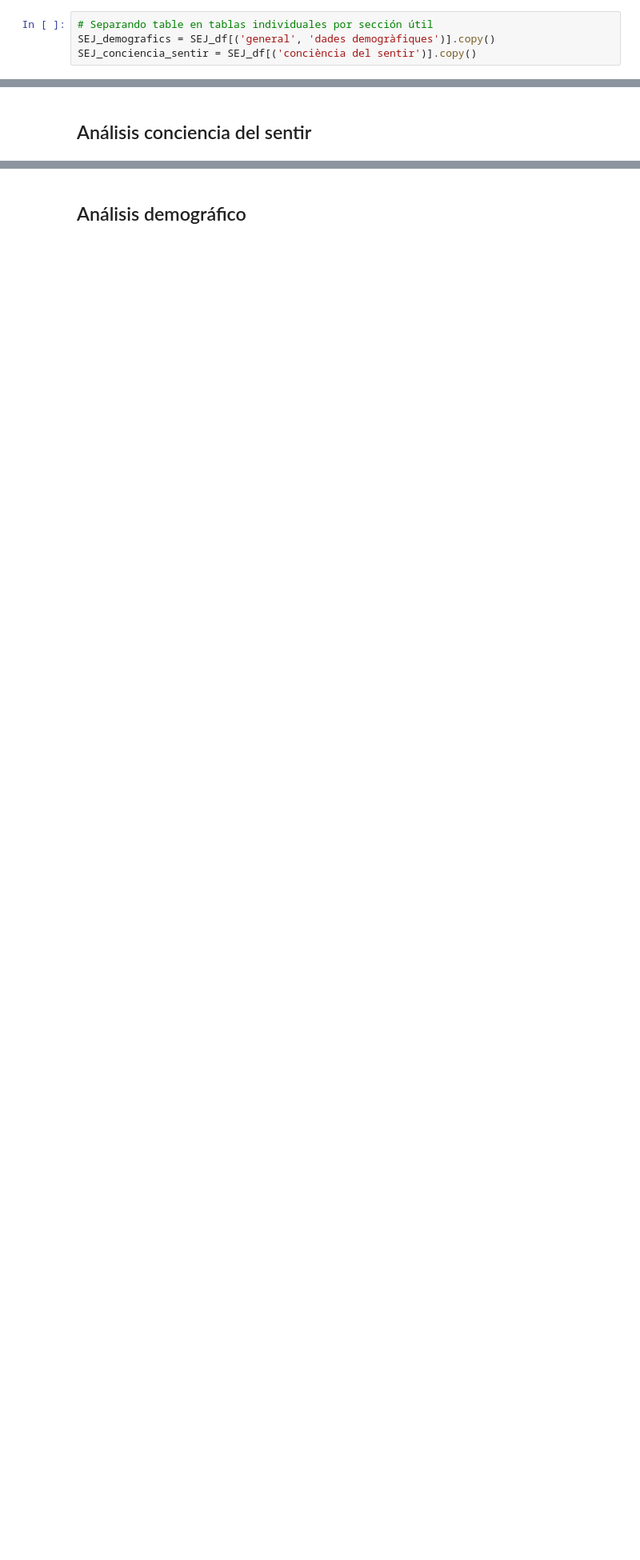
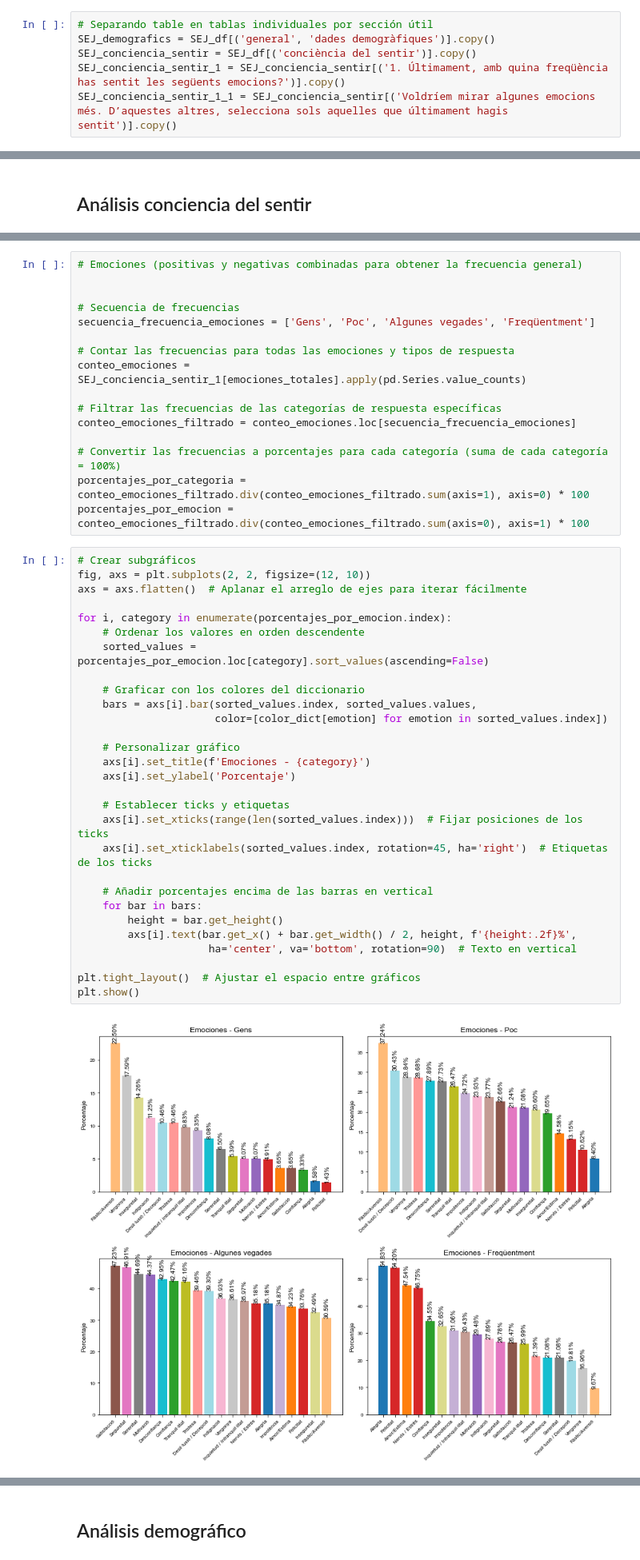
Before and after one commit to sebasto7/SEJ, a Jupyter notebook: SEJ-analisis.ipynb, the cells around one changed output, grey strips where cells are left out. Shown at 80% size. Cells and saved outputs as stored; diff of their text form; blank space fills up the shorter version.

Commit message:
Concincia del sentir. 1. Distribuciones y correalciones

```diff
--- a/SEJ-analisis.ipynb
+++ b/SEJ-analisis.ipynb
@@ -64,3 +64,5 @@ SEJ_df = df[df[('general', 'consentiment',
 # Separando table en tablas individuales por sección útil
 SEJ_demografics = SEJ_df[('general', 'dades demogràfiques')].copy()
 SEJ_conciencia_sentir = SEJ_df[('conciència del sentir')].copy()
+SEJ_conciencia_sentir_1 = SEJ_conciencia_sentir[('1. Últimament, amb quina freqüència has sentit les següents emocions?')].copy()
+SEJ_conciencia_sentir_1_1 = SEJ_conciencia_sentir[('Voldríem mirar algunes emocions més. D’aquestes altres, selecciona sols aquelles que últimament hagis sentit')].copy()
@@ -243,3 +251,50 @@ plt.xticks(rotation=0)
 plt.show()
 # %% [output]
 [figure]
+# %%
+# Emociones (positivas y negativas combinadas para obtener la frecuencia general)
+
+
+# Secuencia de frecuencias
+secuencia_frecuencia_emociones = ['Gens', 'Poc', 'Algunes vegades', 'Freqüentment']
+
+# Contar las frecuencias para todas las emociones y tipos de respuesta
+conteo_emociones = SEJ_conciencia_sentir_1[emociones_totales].apply(pd.Series.value_counts)
+
+# Filtrar las frecuencias de las categorías de respuesta específicas
+conteo_emociones_filtrado = conteo_emociones.loc[secuencia_frecuencia_emociones]
+
+# Convertir las frecuencias a porcentajes para cada categoría (suma de cada categoría = 100%)
+porcentajes_por_categoria = conteo_emociones_filtrado.div(conteo_emociones_filtrado.sum(axis=1), axis=0) * 100
+porcentajes_por_emocion = conteo_emociones_filtrado.div(conteo_emociones_filtrado.sum(axis=0), axis=1) * 100
+# %%
+# Crear subgráficos
+fig, axs = plt.subplots(2, 2, figsize=(12, 10))
+axs = axs.flatten()  # Aplanar el arreglo de ejes para iterar fácilmente
+
+for i, category in enumerate(porcentajes_por_emocion.index):
+    # Ordenar los valores en orden descendente
+    sorted_values = porcentajes_por_emocion.loc[category].sort_values(ascending=False)
+
+    # Graficar con los colores del diccionario
+    bars = axs[i].bar(sorted_values.index, sorted_values.values,
+                      color=[color_dict[emotion] for emotion in sorted_values.index])
+
+    # Personalizar gráfico
+    axs[i].set_title(f'Emociones - {category}')
+    axs[i].set_ylabel('Porcentaje')
+
+    # Establecer ticks y etiquetas
+    axs[i].set_xticks(range(len(sorted_values.index)))  # Fijar posiciones de los ticks
+    axs[i].set_xticklabels(sorted_values.index, rotation=45, ha='right')  # Etiquetas de los ticks
+
+    # Añadir porcentajes encima de las barras en vertical
+    for bar in bars:
+        height = bar.get_height()
+        axs[i].text(bar.get_x() + bar.get_width() / 2, height, f'{height:.2f}%',
+                     ha='center', va='bottom', rotation=90)  # Texto en vertical
+
+plt.tight_layout()  # Ajustar el espacio entre gráficos
+plt.show()
+# %% [output]
+[figure, added]
```
Also changed, not shown: parts of 12 cells of this notebook.
